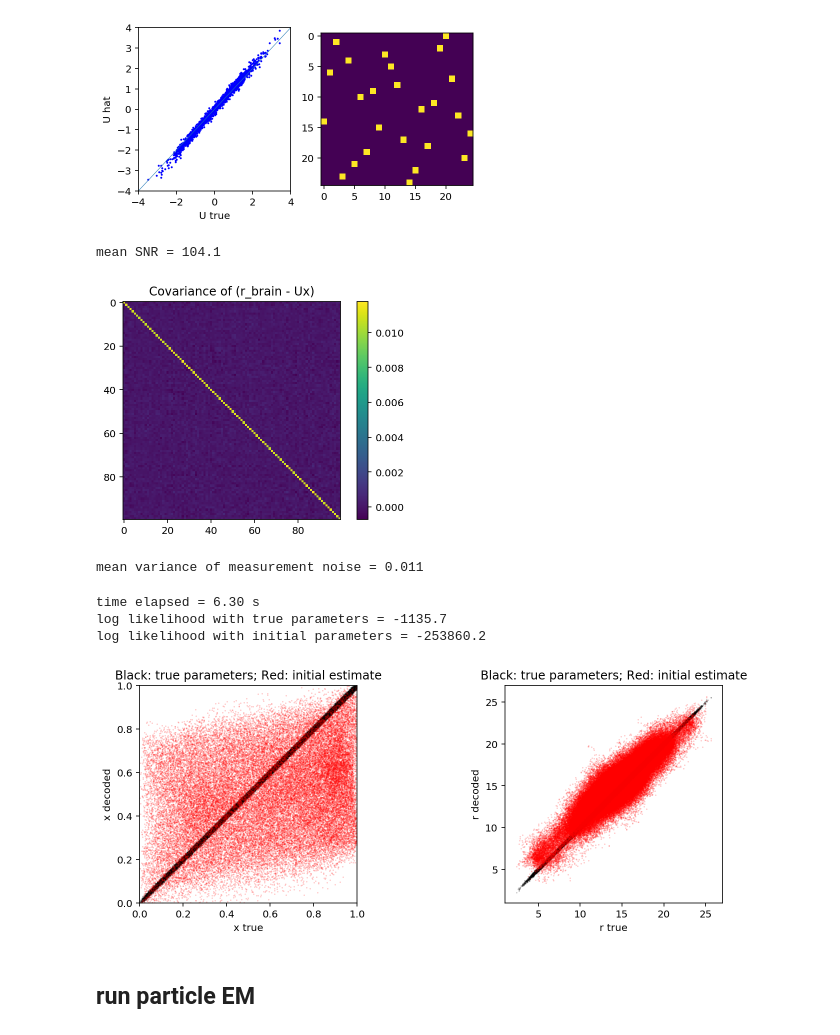
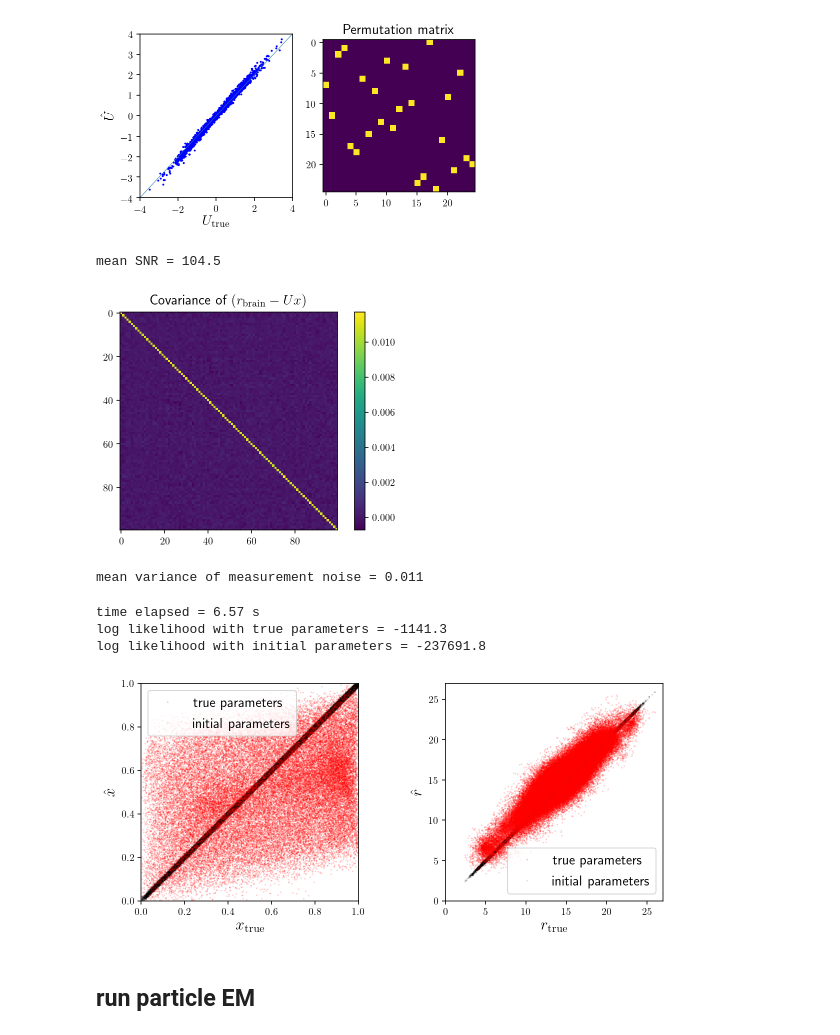
Before and after one commit to XaqLab/InferringInference, a Jupyter notebook: notebooks/InferTAPbrain.ipynb, the cells around one changed output. Cells and saved outputs as stored; diff of their text form; code cells hidden in the pictures.

Commit message:
Added variable support of G
1. included variable support of G in Infer script
2. added latex support for plots

```diff
--- a/notebooks/InferTAPbrain.ipynb
+++ b/notebooks/InferTAPbrain.ipynb
@@ -79,11 +82,13 @@ fig, ax = plt.subplots(1,2,figsize=(6,3))
 ax[0].plot(U.flatten(),np.dot(U_init,PermMat_init).flatten(),'b.',markersize=2)
 ax[0].plot([umin,umax],[umin,umax],Linewidth=0.5)
 ax[0].axis([umin,umax,umin,umax])
-ax[0].set(xlabel='U true', ylabel='U hat')
+ax[0].set_xlabel(xlabel=r'$U_{\mathrm{true}}$', fontsize=14)
+ax[0].set_ylabel(ylabel=r'$\hat{U}$', fontsize=14)
 ax[1].imshow(PermMat_init)
+ax[1].set_title('Permutation matrix', fontsize=14)
 plt.show()
 # %% [output]
-[figure, old version]
+[figure, new version]
 # %%
 """
 Generate measurements for the particle EM algorithm
@@ -100,12 +105,12 @@ SNR, C_sig, C_err = computeSNR(r_brain-baseline, x, U)
 print('mean SNR = %.1f' %(SNR))
 
 plt.imshow(C_err)
-plt.title('Covariance of (r_brain - Ux)')
+plt.title(r'Covariance of $(r_{\mathrm{brain}} - Ux)$',fontsize=14)
 plt.colorbar()
 plt.show()
 # %% [output]
-mean SNR = 104.1
+mean SNR = 104.5
-[figure, old version]
+[figure, new version]
 # %%
 """
 Inspect and update update Q_obs. Later insert heuristic to estimate Q_obs
@@ -152,59 +156,63 @@ Np = 100 # No. of particles to use
 B_plot = 100 if B>100 else B
 
 with torch.no_grad():
-    LL_tp, x_tp, P_tp, W_tp = particlefilter(G, J, U, V, lam, r_brain[0:B_plot]-baseline, y[0:B_plot], P_process, P_obs, Np)
+    LL_tp_, x_tp_, _, _ = particlefilter(G_, J_, U_, V_, lam.item(), r_brain_[0:B_plot]-baseline, y_[0:B_plot], P_process_, P_obs_, Np)
 
-r_tp = torch.matmul(U,x_tp) + baseline
+r_tp_ = torch.matmul(U_,x_tp_) + baseline
 
 """
 Run PF with initial values of parameters
 """
 t_st = time.time()
 with torch.no_grad():
-    LL_hat, x_hat, P_hat, W_hat = particlefilter(G_hat, J_hat, U_hat, V_hat, lam, r_brain[0:B_plot]-b_init, y[0:B_plot], P_process, P_obs, Np)
+    LL_hat_, x_hat_, _, _ = particlefilter(G_hat_, J_hat_, U_hat_, V_hat_, lam.item(), r_brain_[0:B_plot]-b_init, y_[0:B_plot], P_process_, P_obs_, Np)
 t_en = time.time()
 
 print('time elapsed = %.2f s' %(t_en - t_st))
 
-print('log likelihood with true parameters = %.1f' %(LL_tp.mean().data.numpy()))
-print('log likelihood with initial parameters = %.1f' %(LL_hat.mean().data.numpy()))
+print('log likelihood with true parameters = %.1f' %(LL_tp_.mean().data.numpy()))
+print('log likelihood with initial parameters = %.1f' %(LL_hat_.mean().data.numpy()))
 
 # make a copy of the latent dynamics and fits to neural activity obtained using initial estimates of the parameters
-x_init = x_hat*1.0
-r_init = torch.matmul(U_hat,x_hat) + b_init
+x_init_ = x_hat_*1.0
+r_init_ = torch.matmul(U_hat_,x_hat_) + b_init
 # %% [output]
-time elapsed = 6.30 s
-log likelihood with true parameters = -1135.7
-log likelihood with initial parameters = -253860.2
+time elapsed = 6.57 s
+log likelihood with true parameters = -1141.3
+log likelihood with initial parameters = -237691.8
 # %%
 """
 Plot comparison of latent states decoded by the PF using initial value of parameters vs. ground truth
 """
 
 T_st = 5 # discard the first T_st samples from each batch for comparisons
 
-fig, ax = plt.subplots(1,2,figsize=(12,4))
-ax[0].plot(x[0:B_plot,:,T_st:].flatten(), x_tp[...,T_st:].data.numpy().flatten(),'k.',markersize=1,alpha=0.2)
+alpha = 0.2
+fig, ax = plt.subplots(1,2,figsize=(10,4))
+ax[0].plot(x[0:B_plot,:,T_st:].flatten(), x_tp_[...,T_st:].flatten(),'k.',markersize=1,alpha=alpha)
 P_temp = torch.tensor(PermMat_init.T,device=device,dtype=dtype,requires_grad=False)
-ax[0].plot(x[0:B_plot,:,T_st:].flatten(), torch.matmul(P_temp, x_init[...,T_st:]).data.numpy().flatten(),'r.',markersize=1,alpha=0.2)
-ax[0].set(xlabel='x true', ylabel='x decoded')
-ax[0].set_title('Black: true parameters; Red: initial estimate')
+ax[0].plot(x[0:B_plot,:,T_st:].flatten(), torch.matmul(P_temp, x_init_[...,T_st:]).data.numpy().flatten(),'r.',markersize=1,alpha=alpha)
+ax[0].set_xlabel(r'$x_{\mathrm{true}}$',fontsize=16)
+ax[0].set_ylabel(r'$\hat{x}$',fontsize=16)
+ax[0].legend(['true parameters', 'initial parameters'],fontsize=14)
 ax[0].axis('square')
 ax[0].axis([0,1,0,1])
 
 rmax = np.round(r_brain.max().item())
 rmin = np.round(r_brain.min().item())
 
-ax[1].plot(r_brain[0:B_plot,:,T_st:].data.numpy().flatten(),r_tp[...,T_st:].data.numpy().flatten(),'k.',markersize=1,alpha=0.2)
-ax[1].plot(r_brain[0:B_plot,:,T_st:].data.numpy().flatten(),r_init[...,T_st:].data.numpy().flatten(),'r.',markersize=1,alpha=0.2)
-ax[1].set(xlabel='r true', ylabel='r decoded')
-ax[1].set_title('Black: true parameters; Red: initial estimate')
+ax[1].plot(r_brain_[0:B_plot,:,T_st:].data.numpy().flatten(),r_tp_[...,T_st:].data.numpy().flatten(),'k.',markersize=1,alpha=alpha)
+ax[1].plot(r_brain_[0:B_plot,:,T_st:].data.numpy().flatten(),r_init_[...,T_st:].data.numpy().flatten(),'r.',markersize=1,alpha=alpha)
+ax[1].set_xlabel(r'$r_{\mathrm{true}}$',fontsize=16)
+ax[1].set_ylabel(r'$\hat{r}$',fontsize=16)
+ax[1].legend(['true parameters', 'initial parameters'],fontsize=14)
 ax[1].axis('square')
 ax[1].axis([rmin,rmax,rmin,rmax])
 
+
 plt.show()
 # %% [output]
-[figure, old version]
+[figure, new version]
 # %% [markdown]
 ## run particle EM
 # %%
```
Also changed, not shown: parts of 20 cells of this notebook, 5 other files.
